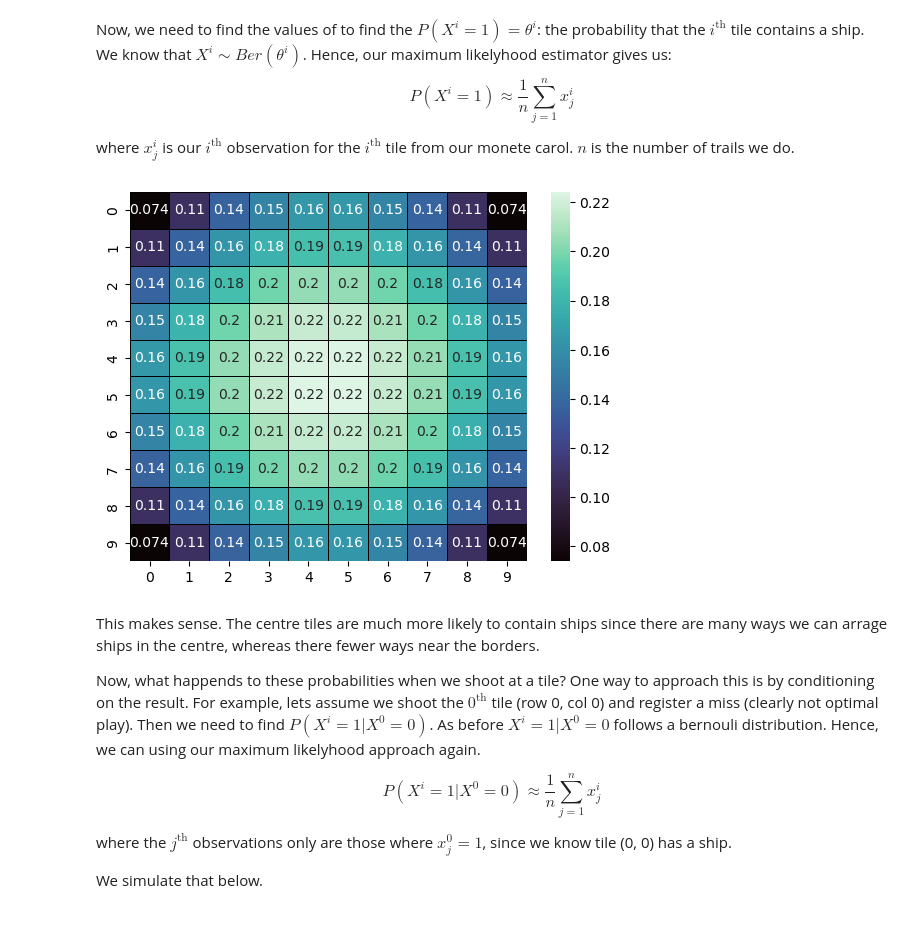
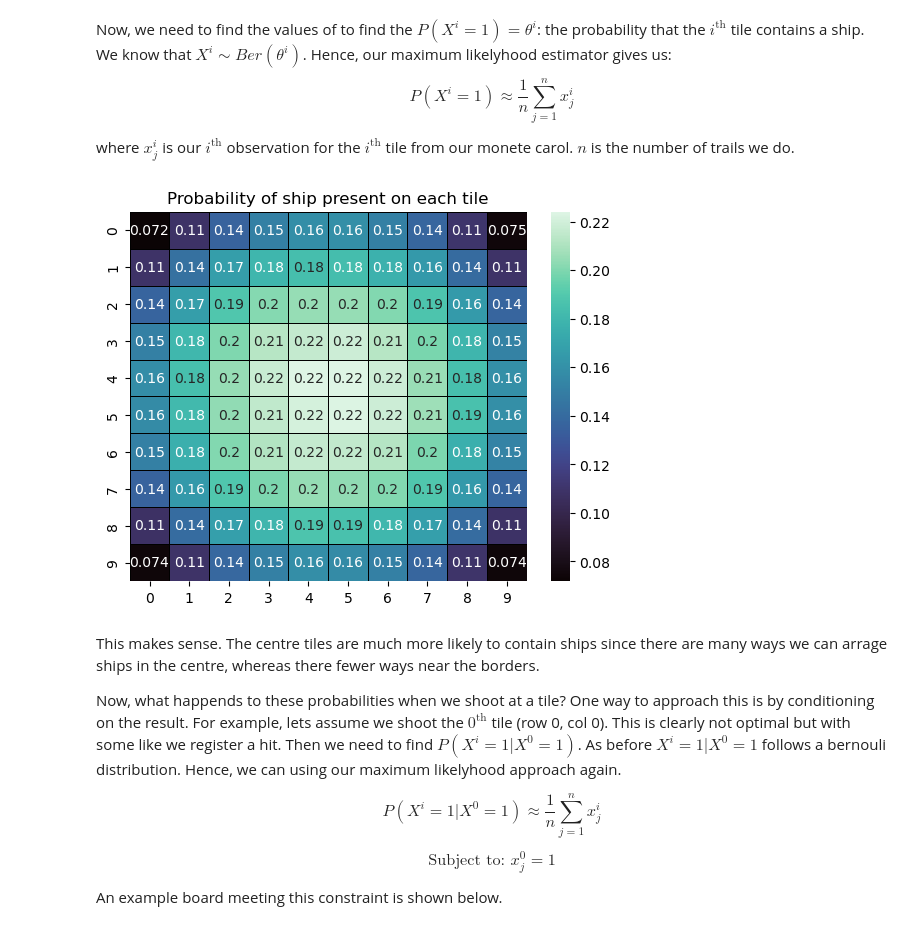
Before and after one commit to damienbose/battleship_analysis, a Jupyter notebook: battleship.ipynb, the cells around one changed output. Drawn from its saved outputs; the diff is of its cells as text; code cells hidden in the pictures.

```diff
--- a/battleship.ipynb
+++ b/battleship.ipynb
@@ -12,12 +12,14 @@ We define some helper functions first
 # %%
 def plot_board(board):
     """Plot a battleship board."""
-    sns.heatmap(board, linewidths=0.5, cmap="tab20c", linecolor="black", cbar=False)
+    plt.title('Battleship board')
+    sns.heatmap(board.board, linewidths=0.5, cmap="tab20c", linecolor="black", cbar=False)
     plt.show()
 
-def plot_probability_heatmap(board):
+def plot_probability_heatmap(heatmap):
     """Plot a heatmap of the probability of a ship being in each square."""
-    sns.heatmap(board, linewidths=0.5, annot=True, cmap="mako", linecolor="black", cbar=True)
+    plt.title('Probability of ship present on each tile')
+    sns.heatmap(heatmap, linewidths=0.5, annot=True, cmap="mako", linecolor="black", cbar=True)
     plt.show()
 # %% [markdown]
 ## 1. Representing the Game
@@ -103,25 +123,28 @@ $$P(X^i = 1) \approx \frac{1}{n} \sum_{j=1}^{n} x^i_j$$
 
 where $x_j^i$ is our $i^{\text{th}}$ observation for the $i^{\text{th}}$ tile from our monete carol. $n$ is the number of trails we do.
 # %%
-n = 10**6
+def generate_heatmap(number_of_trials, ships, conditions=None):
+    """Generate a heatmap of the probability of a ship being in each square."""
+    ship_count_heatmap = np.array([[0] * 10] * 10)
+    board = Board()
+    for _ in range(n):
+        board.generate_random_board(ships, conditions)
+        ship_count_heatmap += board.board
+    probability_heatmap = ship_count_heatmap / number_of_trials
+    return probability_heatmap
 
-ship_count_heatmap = np.array([[0] * 10] * 10)
-board = Board()
-for _ in range(n):
-    board.generate_random_board(ships)
-    ship_count_heatmap += board.board
-
-probability_heatmap = ship_count_heatmap / n
+n = 10**5
+probability_heatmap = generate_heatmap(n, ships)
 plot_probability_heatmap(probability_heatmap)
 # %% [output]
-[figure, old version]
+[figure, new version]
 # %% [markdown]
 This makes sense. The centre tiles are much more likely to contain ships since there are many ways we can arrage ships in the centre, whereas there fewer ways near the borders.
 
-Now, what happends to these probabilities when we shoot at a tile? One way to approach this is by conditioning on the result. For example, lets assume we shoot the $0^\text{th}$ tile (row 0, col 0) and register a miss (clearly not optimal play). Then we need to find $ P(X^i = 1 | X^{0} = 0) $. As before $ X^i = 1 | X^{0} = 0 $ follows a bernouli distribution. Hence, we can using our maximum likelyhood approach again.
+Now, what happends to these probabilities when we shoot at a tile? One way to approach this is by conditioning on the result. For example, lets assume we shoot the $0^\text{th}$ tile (row 0, col 0). This is clearly not optimal but with some like we register a hit. Then we need to find $ P(X^i = 1 | X^{0} = 1) $. As before $ X^i = 1 | X^{0} = 1 $ follows a bernouli distribution. Hence, we can using our maximum likelyhood approach again.
 
-$$P(X^i = 1 | X^{0} = 0) \approx \frac{1}{n} \sum_{j=1}^{n} x^i_j$$
+$$P(X^i = 1 | X^{0} = 1) \approx \frac{1}{n} \sum_{j=1}^{n} x^i_j$$
 
-where the $j^\text{th}$ observations only are those where $x^{0}_j = 1$, since we know tile (0, 0) has a ship.
+$$\text{Subject to: } x^{0}_j = 1$$
 
-We simulate that below.
+An example board meeting this constraint is shown below.
```
Also changed, not shown: parts of 9 cells of this notebook, 2 other files.
